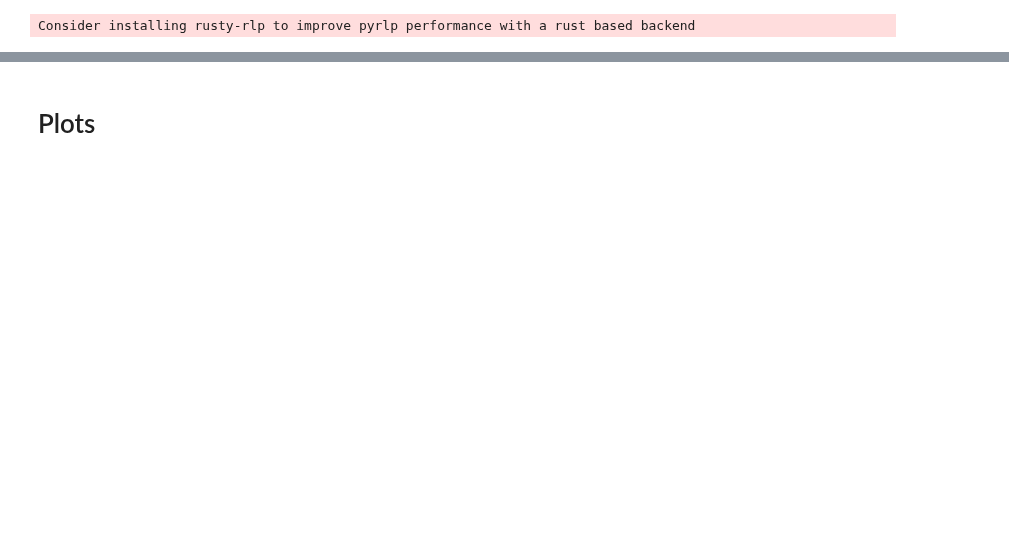
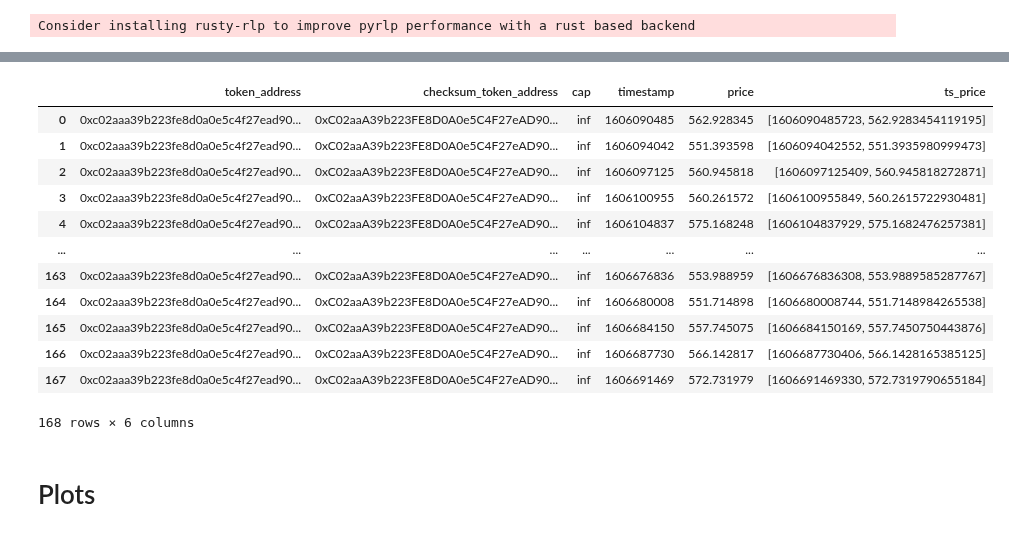
Before and after one commit to balancer/bal-mining-scripts, a Jupyter notebook: python/bal-mining.ipynb, the cells around one changed output, grey strips where cells are left out. Drawn from its saved outputs; the diff is of its cells as text; code cells hidden in the pictures; blank space fills up the shorter version.

```diff
--- a/python/bal-mining.ipynb
+++ b/python/bal-mining.ipynb
@@ -572,3 +582,20 @@ print(time.strftime("%Y-%m-%d %H:%M:%S", time.localtime()))
+# %%
+mask = prices_df['token_address']=='0xc02aaa39b223fe8d0a0e5c4f27ead9083c756cc2'
+prices_df[mask]
+# %% [output]
+|  | token_address | checksum_token_address | cap | timestamp | price | ts_price |
+| 0 | 0xc02aaa39b223fe8d0a0e5c4f27ead90... | 0xC02aaA39b223FE8D0A0e5C4F27eAD90... | inf | 1606090485 | 562.928345 | [1606090485723, 562.9283454119195] |
+| 1 | 0xc02aaa39b223fe8d0a0e5c4f27ead90... | 0xC02aaA39b223FE8D0A0e5C4F27eAD90... | inf | 1606094042 | 551.393598 | [1606094042552, 551.3935980999473] |
+| 2 | 0xc02aaa39b223fe8d0a0e5c4f27ead90... | 0xC02aaA39b223FE8D0A0e5C4F27eAD90... | inf | 1606097125 | 560.945818 | [1606097125409, 560.945818272871] |
+| 3 | 0xc02aaa39b223fe8d0a0e5c4f27ead90... | 0xC02aaA39b223FE8D0A0e5C4F27eAD90... | inf | 1606100955 | 560.261572 | [1606100955849, 560.2615722930481] |
+| 4 | 0xc02aaa39b223fe8d0a0e5c4f27ead90... | 0xC02aaA39b223FE8D0A0e5C4F27eAD90... | inf | 1606104837 | 575.168248 | [1606104837929, 575.1682476257381] |
+| ... | ... | ... | ... | ... | ... | ... |
+| 163 | 0xc02aaa39b223fe8d0a0e5c4f27ead90... | 0xC02aaA39b223FE8D0A0e5C4F27eAD90... | inf | 1606676836 | 553.988959 | [1606676836308, 553.9889585287767] |
+| 164 | 0xc02aaa39b223fe8d0a0e5c4f27ead90... | 0xC02aaA39b223FE8D0A0e5C4F27eAD90... | inf | 1606680008 | 551.714898 | [1606680008744, 551.7148984265538] |
+| 165 | 0xc02aaa39b223fe8d0a0e5c4f27ead90... | 0xC02aaA39b223FE8D0A0e5C4F27eAD90... | inf | 1606684150 | 557.745075 | [1606684150169, 557.7450750443876] |
+| 166 | 0xc02aaa39b223fe8d0a0e5c4f27ead90... | 0xC02aaA39b223FE8D0A0e5C4F27eAD90... | inf | 1606687730 | 566.142817 | [1606687730406, 566.1428165385125] |
+| 167 | 0xc02aaa39b223fe8d0a0e5c4f27ead90... | 0xC02aaA39b223FE8D0A0e5C4F27eAD90... | inf | 1606691469 | 572.731979 | [1606691469330, 572.7319790655184] |
+168 rows × 6 columns
 # %% [markdown]
 # Plots
 # %%
```
Also changed, not shown: parts of 22 cells of this notebook, 4 other files.
